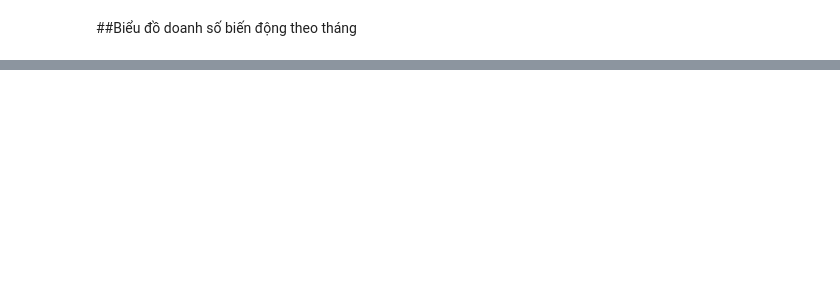
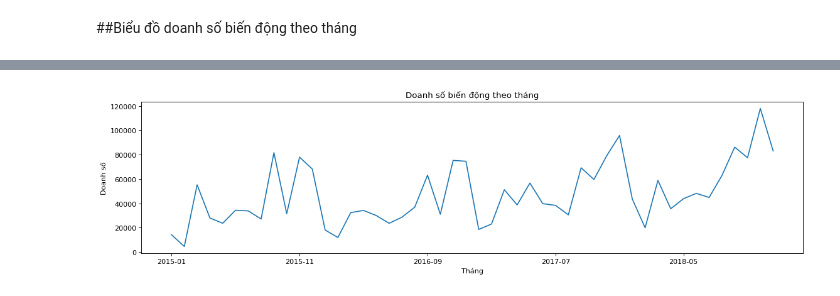
Before and after one commit to HienNguyenMinh/PythonAssignment, a Jupyter notebook: BaiTap4_Assignment.ipynb, the cells around one changed output, grey strips where cells are left out. Drawn from its saved outputs; the diff is of its cells as text; code cells hidden in the pictures; blank space fills up the shorter version.

```diff
--- a/BaiTap4_Assignment.ipynb
+++ b/BaiTap4_Assignment.ipynb
@@ -194,3 +194,7 @@ sales.head()
 | 740 | 741 | CA-2015-112326 | 2015-01-04 | 2015-01-08 | Standard Class | PO-19195 | Phillina Ober | Home Office | United States | ... |
 | 739 | 740 | CA-2015-112326 | 2015-01-04 | 2015-01-08 | Standard Class | PO-19195 | Phillina Ober | Home Office | United States | ... |
 | 1759 | 1760 | CA-2015-141817 | 2015-01-05 | 2015-01-12 | Standard Class | MB-18085 | Mick Brown | Consumer | United States | ... |
+# %%
+#Nhóm dataframe theo cột 'Order Month' và tính tổng trên cột 'Sales'
+sales = sales.groupby('Order Month')['Sales'].sum()
+sales
@@ -196,0 +219,9 @@ sales.head()
+# %%
+import matplotlib.pyplot as plt
+#Vẽ biểu đồ biến động doanh số hàng tháng
+plt.figure(num=None, figsize=(17, 4), dpi=80, facecolor='w', edgecolor='k')
+sales.plot(xlabel='Tháng', ylabel='Doanh số')
+plt.title('Doanh số biến động theo tháng')
+plt.show()
+# %% [output]
+[figure, added]
```
Also changed, not shown: parts of 1 cell of this notebook.
